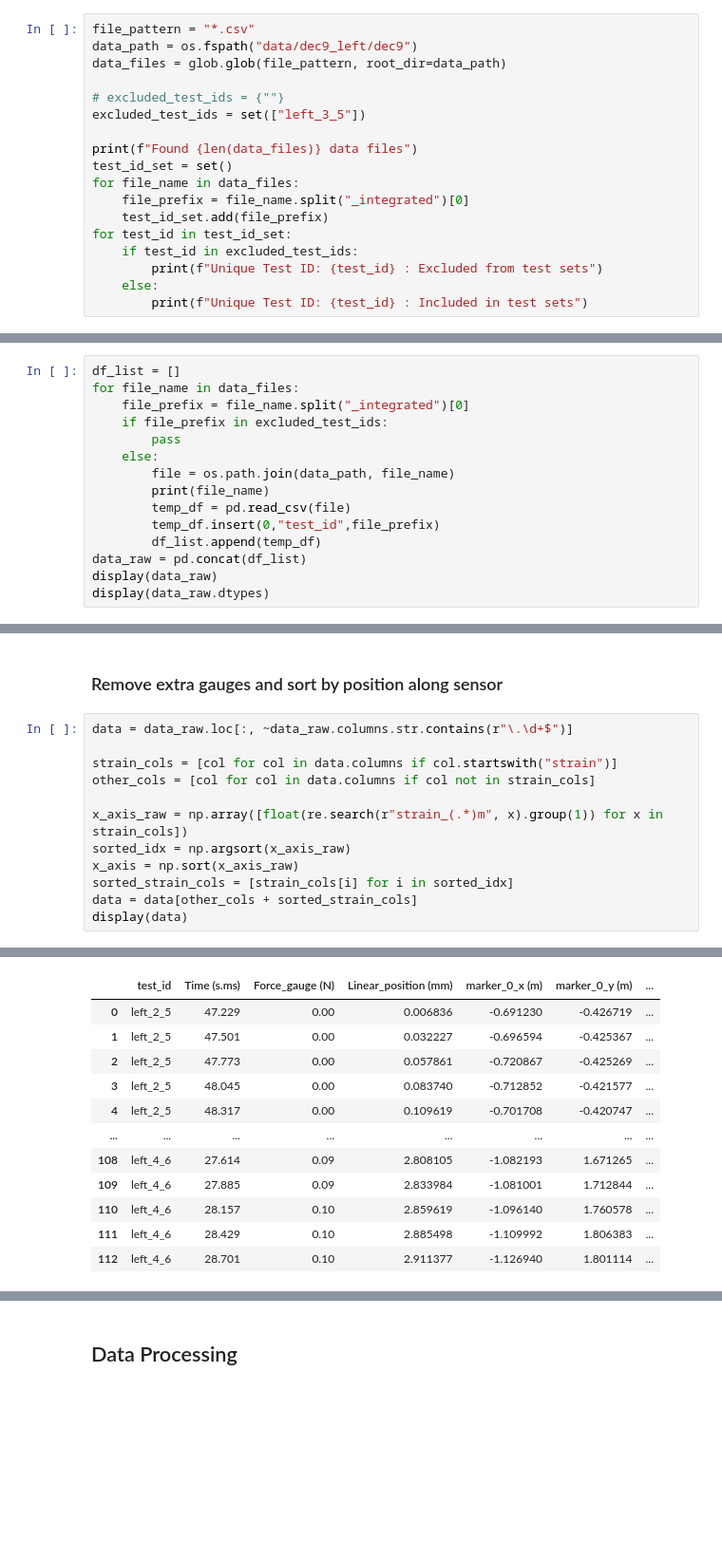
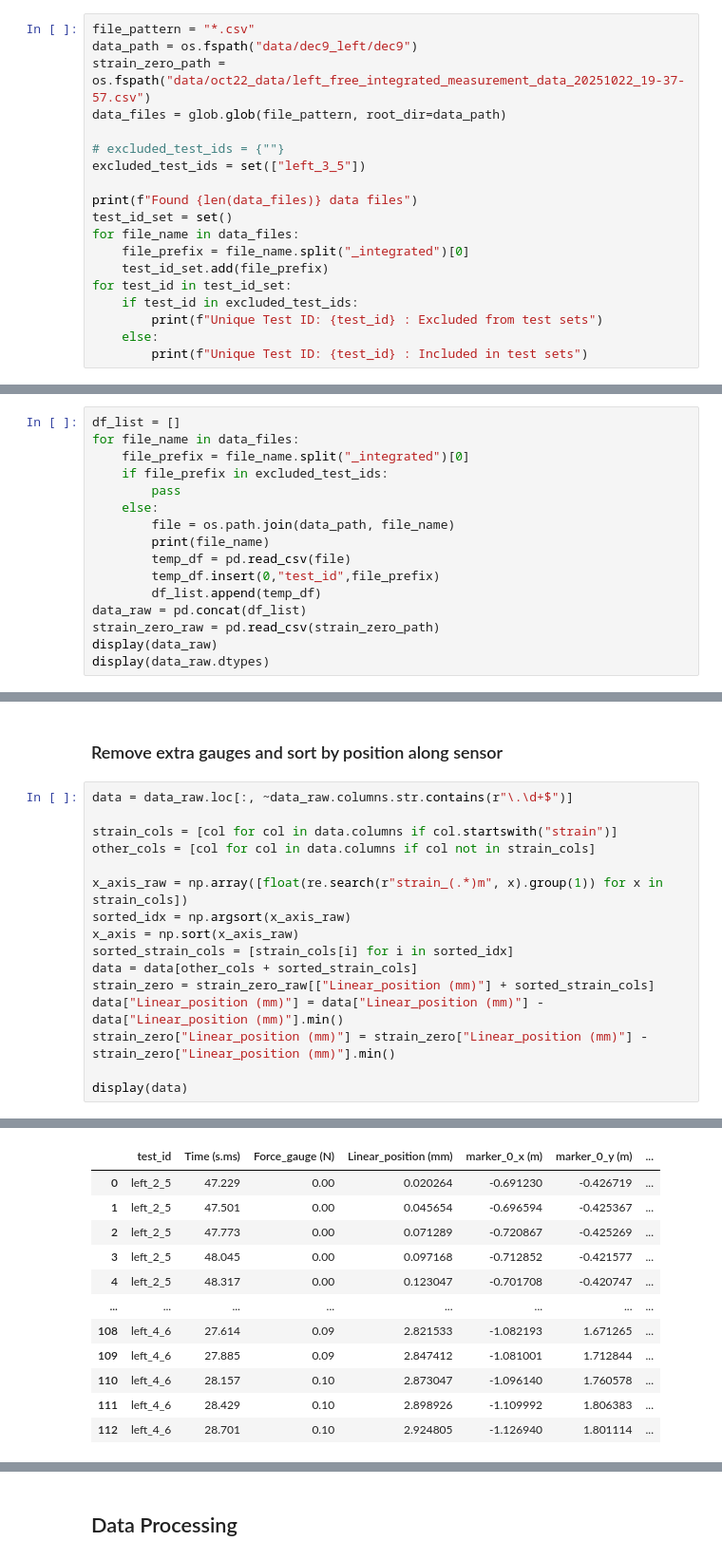
Before and after one commit to Jskacines/strain_learning, a Jupyter notebook: vicon_CNN.ipynb, the cells around one changed output, grey strips where cells are left out. Shown at 95% size. Drawn from its saved outputs; the diff is of its cells as text; blank space fills up the shorter version.

```diff
--- a/vicon_CNN.ipynb
+++ b/vicon_CNN.ipynb
@@ -12,6 +12,7 @@ import re
 # %%
 file_pattern = "*.csv"
 data_path = os.fspath("data/dec9_left/dec9")
+strain_zero_path = os.fspath("data/oct22_data/left_free_integrated_measurement_data_20251022_19-37-57.csv")
 data_files = glob.glob(file_pattern, root_dir=data_path)
 
 # excluded_test_ids = {""}
@@ -53,6 +54,7 @@ for file_name in data_files:
         temp_df.insert(0,"test_id",file_prefix)
         df_list.append(temp_df)
 data_raw = pd.concat(df_list)
+strain_zero_raw = pd.read_csv(strain_zero_path)
 display(data_raw)
 display(data_raw.dtypes)
 # %% [output]
@@ -111,5 +113,9 @@ sorted_idx = np.argsort(x_axis_raw)
 x_axis = np.sort(x_axis_raw)
 sorted_strain_cols = [strain_cols[i] for i in sorted_idx]
 data = data[other_cols + sorted_strain_cols]
+strain_zero = strain_zero_raw[["Linear_position (mm)"] + sorted_strain_cols]
+data["Linear_position (mm)"] = data["Linear_position (mm)"] - data["Linear_position (mm)"].min()
+strain_zero["Linear_position (mm)"] = strain_zero["Linear_position (mm)"] - strain_zero["Linear_position (mm)"].min()
+
 display(data)
 # %% [output]
@@ -116,12 +127,12 @@ display(data)
 |  | test_id | Time (s.ms) | Force_gauge (N) | Linear_position (mm) | marker_0_x (m) | marker_0_y (m) | ... |
-| 0 | left_2_5 | 47.229 | 0.00 | 0.006836 | -0.691230 | -0.426719 | ... |
-| 1 | left_2_5 | 47.501 | 0.00 | 0.032227 | -0.696594 | -0.425367 | ... |
-| 2 | left_2_5 | 47.773 | 0.00 | 0.057861 | -0.720867 | -0.425269 | ... |
-| 3 | left_2_5 | 48.045 | 0.00 | 0.083740 | -0.712852 | -0.421577 | ... |
-| 4 | left_2_5 | 48.317 | 0.00 | 0.109619 | -0.701708 | -0.420747 | ... |
+| 0 | left_2_5 | 47.229 | 0.00 | 0.020264 | -0.691230 | -0.426719 | ... |
+| 1 | left_2_5 | 47.501 | 0.00 | 0.045654 | -0.696594 | -0.425367 | ... |
+| 2 | left_2_5 | 47.773 | 0.00 | 0.071289 | -0.720867 | -0.425269 | ... |
+| 3 | left_2_5 | 48.045 | 0.00 | 0.097168 | -0.712852 | -0.421577 | ... |
+| 4 | left_2_5 | 48.317 | 0.00 | 0.123047 | -0.701708 | -0.420747 | ... |
 | ... | ... | ... | ... | ... | ... | ... | ... |
-| 108 | left_4_6 | 27.614 | 0.09 | 2.808105 | -1.082193 | 1.671265 | ... |
-| 109 | left_4_6 | 27.885 | 0.09 | 2.833984 | -1.081001 | 1.712844 | ... |
-| 110 | left_4_6 | 28.157 | 0.10 | 2.859619 | -1.096140 | 1.760578 | ... |
-| 111 | left_4_6 | 28.429 | 0.10 | 2.885498 | -1.109992 | 1.806383 | ... |
-| 112 | left_4_6 | 28.701 | 0.10 | 2.911377 | -1.126940 | 1.801114 | ... |
+| 108 | left_4_6 | 27.614 | 0.09 | 2.821533 | -1.082193 | 1.671265 | ... |
+| 109 | left_4_6 | 27.885 | 0.09 | 2.847412 | -1.081001 | 1.712844 | ... |
+| 110 | left_4_6 | 28.157 | 0.10 | 2.873047 | -1.096140 | 1.760578 | ... |
+| 111 | left_4_6 | 28.429 | 0.10 | 2.898926 | -1.109992 | 1.806383 | ... |
+| 112 | left_4_6 | 28.701 | 0.10 | 2.924805 | -1.126940 | 1.801114 | ... |
```
Also changed, not shown: parts of 13 cells of this notebook, 1 other file.
